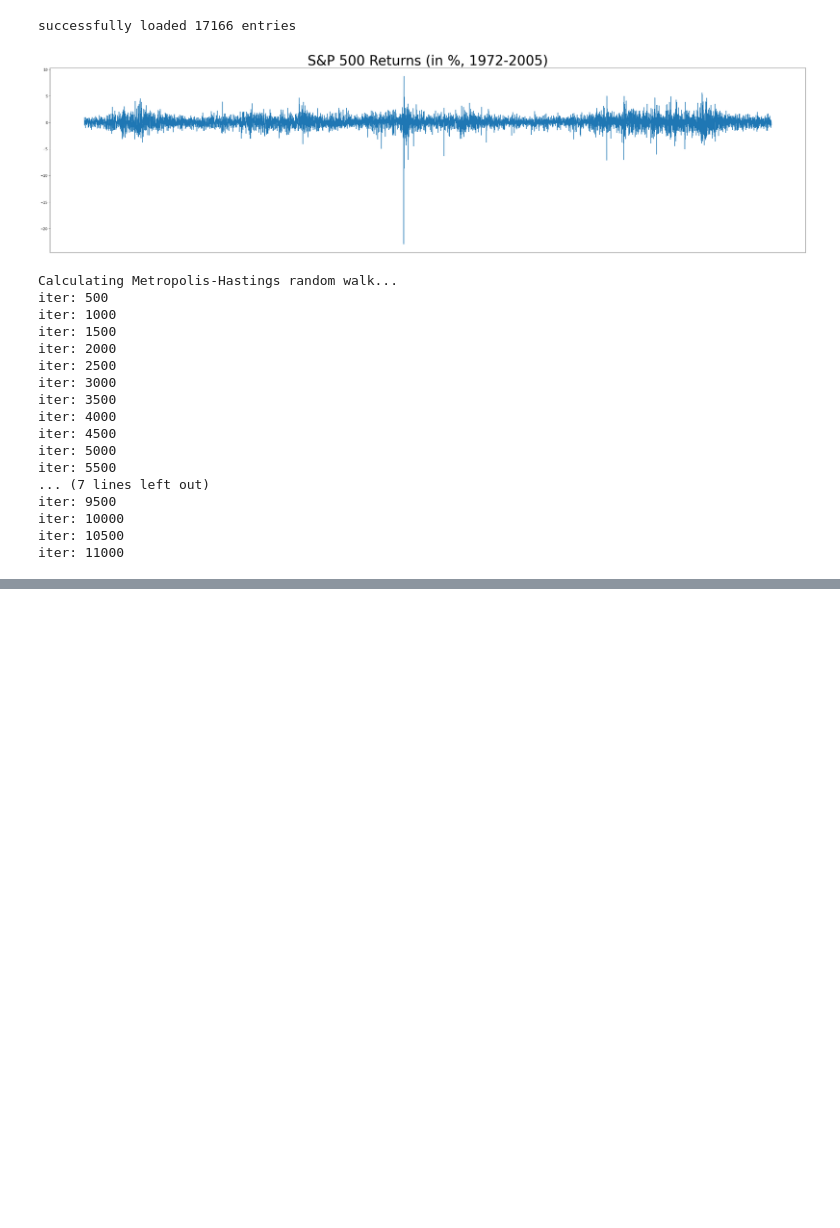
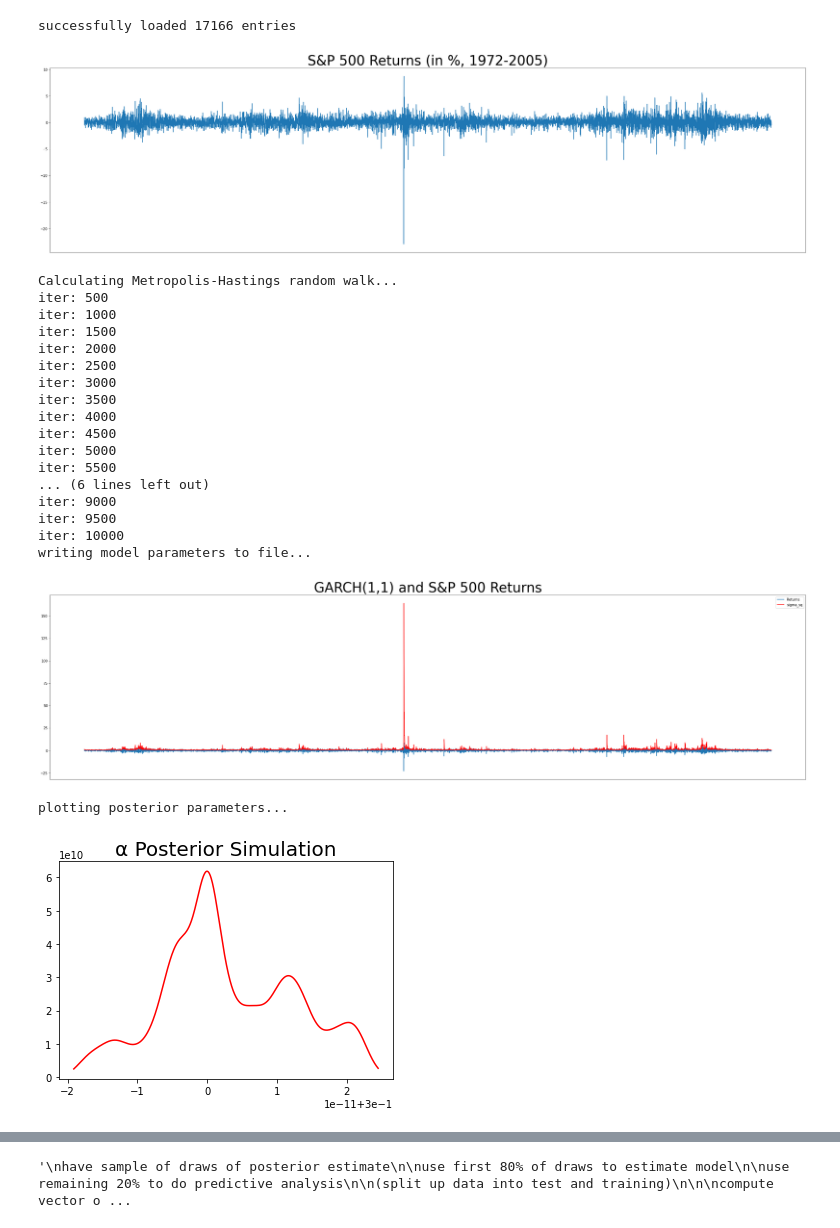
Before and after one commit to wchen777/sp-500_garch, a Jupyter notebook: src/metropolis_hastings_GARCH_posterior_sim.ipynb, the cells around one changed output, grey strips where cells are left out. Cells and saved outputs as stored; diff of their text form; code cells hidden in the pictures; blank space fills up the shorter version.

```diff
--- a/src/metropolis_hastings_GARCH_posterior_sim.ipynb
+++ b/src/metropolis_hastings_GARCH_posterior_sim.ipynb
@@ -3,7 +3,7 @@ import numpy as np
 from scipy import stats
 import matplotlib.pyplot as plt
 
-NUM_ITERS = 15000
+NUM_ITERS = 10000
 BURN_IN = 400
 
 HIGH_ACCEPT_THRESHOLD = 0.8
@@ -12,10 +12,10 @@ LOW_ACCEPT_THRESHOLD = 0.2
 LOAD = False
 PREDICTIVE = False
 
-SIGMA_PATH = "../data/sigma_sq_15k.txt"
-OMEGA_PATH = "../data/omega_15k.txt"
-ALPHA_PATH = "../data/alpha_15k.txt"
-BETA_PATH = "../data/beta_15k.txt"
+SIGMA_PATH = "../data/sigma_sq_test.txt"
+OMEGA_PATH = "../data/omega_test.txt"
+ALPHA_PATH = "../data/alpha_test.txt"
+BETA_PATH = "../data/beta_test.txt"
 
 class MetropolisHastingsGARCH:
 
@@ -179,7 +179,7 @@ class MetropolisHastingsGARCH:
         # parameters for priors
         # choose based on expected mean for omega, variance not too small, LOOK AT INV GAMMA STUFF
         g_a_prior = 3.0
-        g_b_prior = 0.1
+        g_b_prior = 2.0
 
         # start with some arbitrary var for proposals
         var_covar_prop = np.zeros((3, 3))
@@ -195,8 +195,8 @@ class MetropolisHastingsGARCH:
 
         # initialize simulation chain in a sensible way (what's a sensible way?)
         self.sim_omega[0] = 0.1
-        self.sim_alpha[0] = 0.5
-        self.sim_beta[0] = 0.4
+        self.sim_alpha[0] = 0.3
+        self.sim_beta[0] = 0.6
 
 
         for i in range(1, self.TOTAL_SIM_ITERS):
@@ -410,33 +410,36 @@ use first 80% of draws to estimate model
 use remaining 20% to do predictive analysis
 
 (split up data into test and training)
 
 
 compute vector of sigma average when computing likelihood
 average sigma_t for every t
 plot it versus data
 
 compare with ARCH model ???
 compute log-score
 
 '''
 # %% [output]
 successfully loaded 17166 entries
 [figure]
 Calculating Metropolis-Hastings random walk...
 iter: 500
 iter: 1000
 iter: 1500
 iter: 2000
 iter: 2500
 iter: 3000
 iter: 3500
 iter: 4000
 iter: 4500
 iter: 5000
 iter: 5500
-... (7 lines left out)
+... (6 lines left out)
+iter: 9000
 iter: 9500
 iter: 10000
-iter: 10500
-iter: 11000
+writing model parameters to file...
+[figure, added]
+plotting posterior parameters...
+[figure, added]
@@ -442,0 +448 @@ iter: 11000
+'\nhave sample of draws of posterior estimate\n\nuse first 80% of draws to estimate model\n\nuse remaining 20% to do predictive analysis\n\n(split up data into test and training)\n\n\ncompute vector o ...
```
Also changed, not shown: parts of 1 cell of this notebook, 13 other files.
